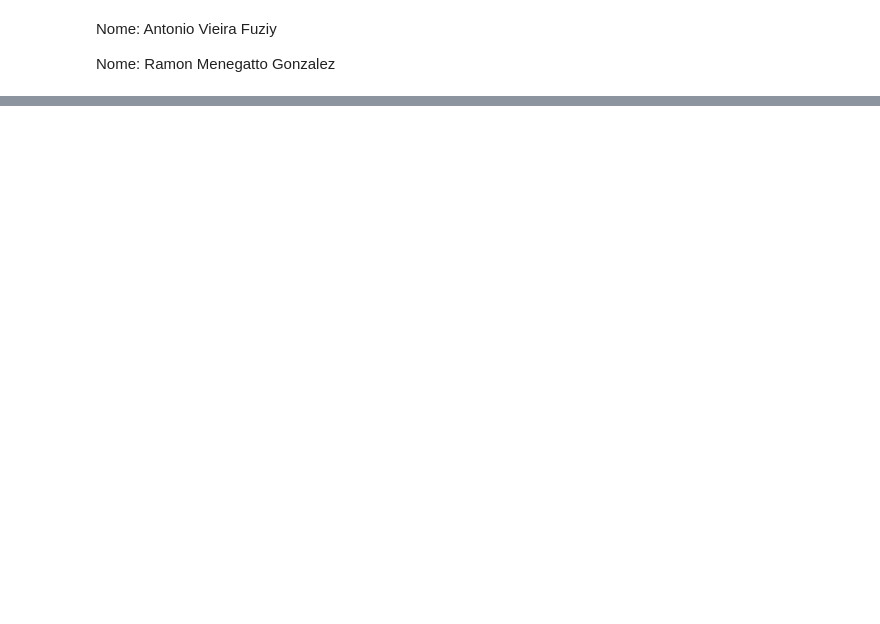
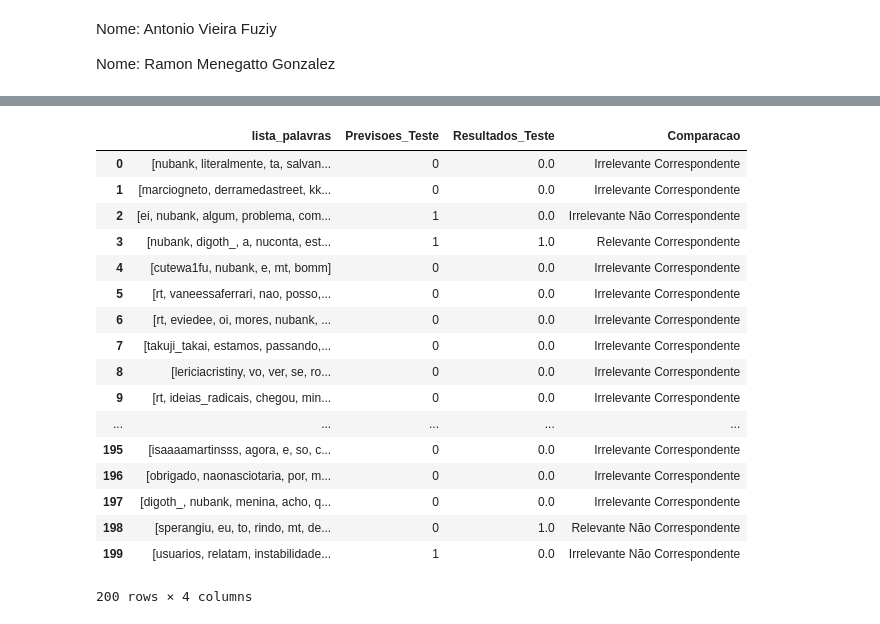
Before and after one commit to AntonioFuziy/Projeto2_DataScience, a Jupyter notebook: Projeto2.ipynb, the cells around one changed output, grey strips where cells are left out. Cells and saved outputs as stored; diff of their text form; code cells hidden in the pictures; blank space fills up the shorter version.

```diff
--- a/Projeto2.ipynb
+++ b/Projeto2.ipynb
@@ -131,0 +243,2 @@ Os trabalhos vão evoluir em conceito dependendo da quantidade de itens avançad
+# %%
+df_teste = pd.read_excel('Nubank.xlsx','Teste')
@@ -131,0 +248,5 @@ Os trabalhos vão evoluir em conceito dependendo da quantidade de itens avançad
+# %%
+titulo_teste= 'Teste'
+titulo_treinamento = 'Treinamento'
+tabela_teste = limpando_frases(df_teste, titulo_teste)
+tabela_split_teste = listando_palavras(df_teste, titulo_teste)
@@ -131,0 +271,6 @@ Os trabalhos vão evoluir em conceito dependendo da quantidade de itens avançad
+# %%
+contagem_relevante_treinamento = calculando_ocorrencias(df_lista_relevante)
+contagem_irrelevante_treinamento = calculando_ocorrencias(df_lista_irrelevante)
+# %%
+contagem_relevante_treinamento = contagem_relevante_treinamento.value_counts()
+contagem_irrelevante_treinamento = contagem_irrelevante_treinamento.value_counts()
@@ -131,0 +390,21 @@ Os trabalhos vão evoluir em conceito dependendo da quantidade de itens avançad
+# %%
+tabela_split_teste
+# %% [output]
+|  | lista_palavras | Previsoes_Teste | Resultados_Teste | Comparacao |
+| 0 | [nubank, literalmente, ta, salvan... | 0 | 0.0 | Irrelevante Correspondente |
+| 1 | [marciogneto, derramedastreet, kk... | 0 | 0.0 | Irrelevante Correspondente |
+| 2 | [ei, nubank, algum, problema, com... | 1 | 0.0 | Irrelevante Não Correspondente |
+| 3 | [nubank, digoth_, a, nuconta, est... | 1 | 1.0 | Relevante Correspondente |
+| 4 | [cutewa1fu, nubank, e, mt, bomm] | 0 | 0.0 | Irrelevante Correspondente |
+| 5 | [rt, vaneessaferrari, nao, posso,... | 0 | 0.0 | Irrelevante Correspondente |
+| 6 | [rt, eviedee, oi, mores, nubank, ... | 0 | 0.0 | Irrelevante Correspondente |
+| 7 | [takuji_takai, estamos, passando,... | 0 | 0.0 | Irrelevante Correspondente |
+| 8 | [lericiacristiny, vo, ver, se, ro... | 0 | 0.0 | Irrelevante Correspondente |
+| 9 | [rt, ideias_radicais, chegou, min... | 0 | 0.0 | Irrelevante Correspondente |
+| ... | ... | ... | ... | ... |
+| 195 | [isaaaamartinsss, agora, e, so, c... | 0 | 0.0 | Irrelevante Correspondente |
+| 196 | [obrigado, naonasciotaria, por, m... | 0 | 0.0 | Irrelevante Correspondente |
+| 197 | [digoth_, nubank, menina, acho, q... | 0 | 0.0 | Irrelevante Correspondente |
+| 198 | [sperangiu, eu, to, rindo, mt, de... | 0 | 1.0 | Relevante Não Correspondente |
+| 199 | [usuarios, relatam, instabilidade... | 1 | 0.0 | Irrelevante Não Correspondente |
+200 rows × 4 columns
```
Also changed, not shown: parts of 88 cells of this notebook.
